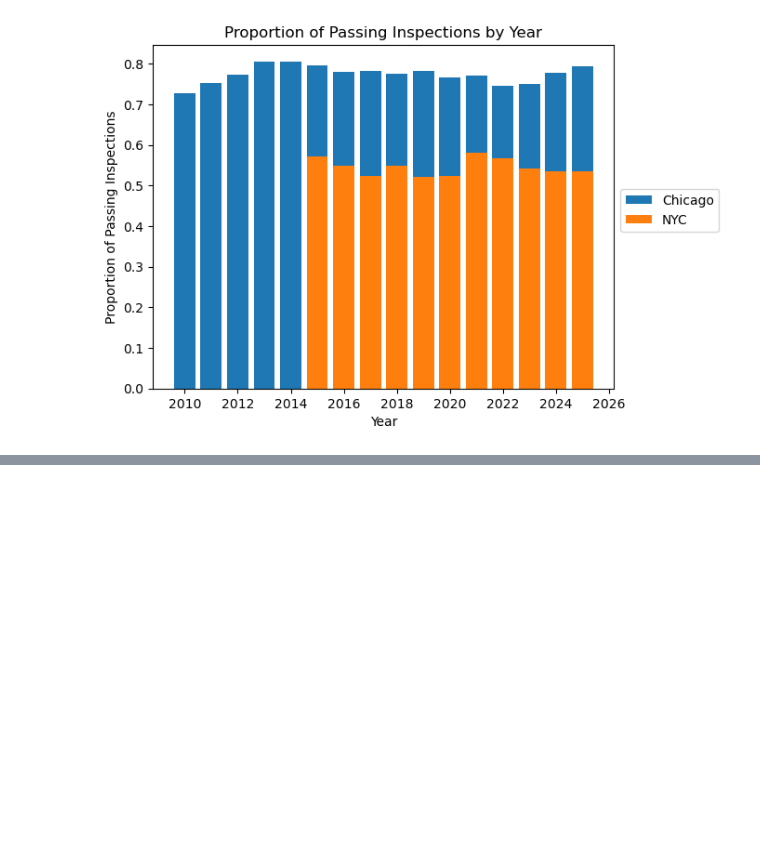
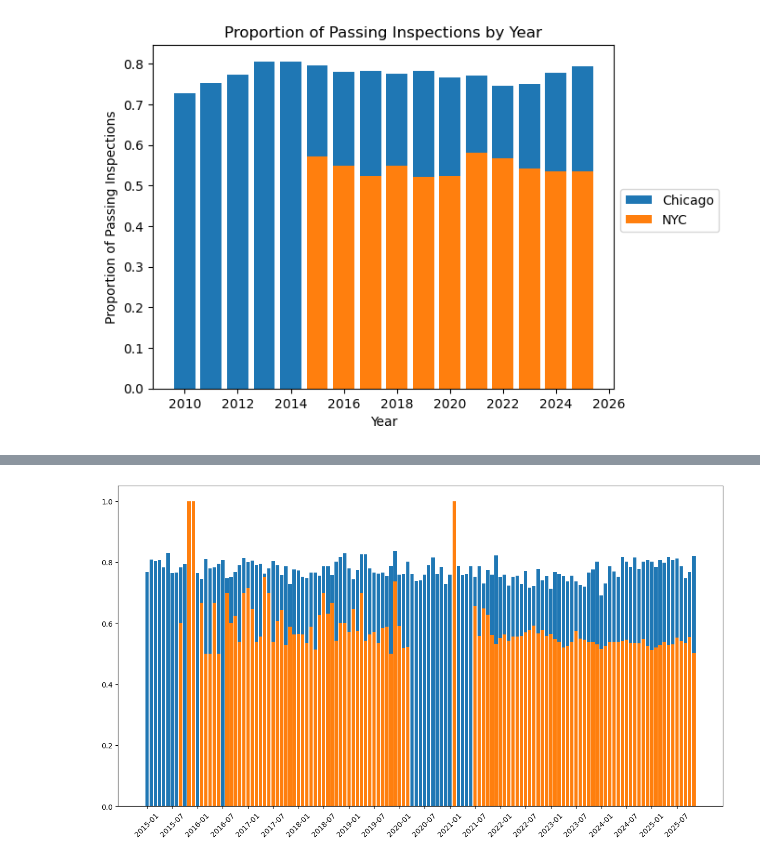
Before and after one commit to samn-sy/IS-477-Course-Project, a Jupyter notebook: Notebooks/Data_Visualization.ipynb, the cells around one changed output, grey strips where cells are left out. Drawn from its saved outputs; the diff is of its cells as text; code cells hidden in the pictures; blank space fills up the shorter version.

```diff
--- a/Notebooks/Data_Visualization.ipynb
+++ b/Notebooks/Data_Visualization.ipynb
@@ -100,0 +106,18 @@ plt.show()
+# %%
+chicagoFiltered = chicagoFiltered[chicagoFiltered.Year >= 2015]
+nycFiltered = nycFiltered[nycFiltered.Year >= 2015]
+# %%
+chicagoFiltered.loc[:, 'YearMonth'] = pd.to_datetime(chicagoFiltered.loc[:, 'Inspection Date']).dt.to_period('M')
+nycFiltered.loc[:, 'YearMonth'] = pd.to_datetime(nycFiltered.loc[:, 'Inspection Date']).dt.to_period('M')
+# %%
+chicagoPassPropYM = chicagoFiltered[['YearMonth', 'Pass Y/N']].groupby(['YearMonth']).value_counts(normalize=True).reset_index()
+nycPassPropYM = nycFiltered[['YearMonth', 'Pass Y/N']].groupby(['YearMonth']).value_counts(normalize=True).reset_index()
+# %%
+fig, ax = plt.subplots(figsize = (15, 8))
+plt.bar(chicagoPassPropYM['YearMonth'].astype(str), chicagoPassPropYM['proportion'], label='Chicago')
+plt.bar(nycPassPropYM['YearMonth'].astype(str), nycPassPropYM['proportion'], label='Chicago')
+
+plt.xticks(chicagoPassPropYM['YearMonth'].astype('str')[::12], rotation=45)
+plt.show()
+# %% [output]
+[figure, added]
```
Also changed, not shown: parts of 1 cell of this notebook, 1 other file.
